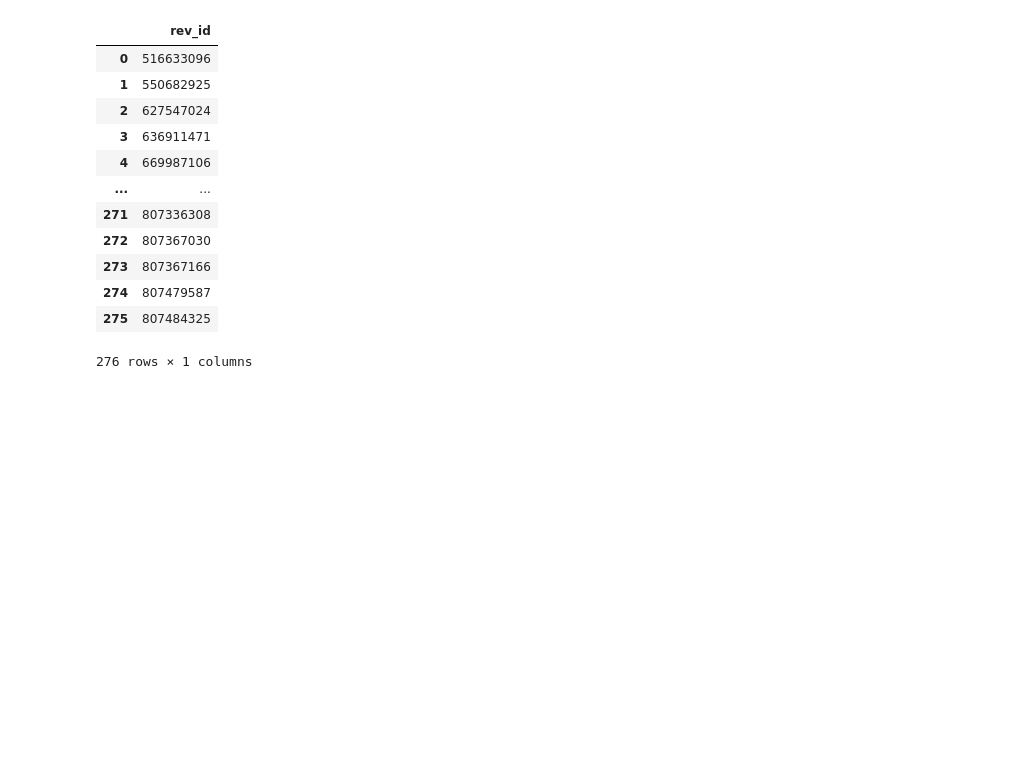
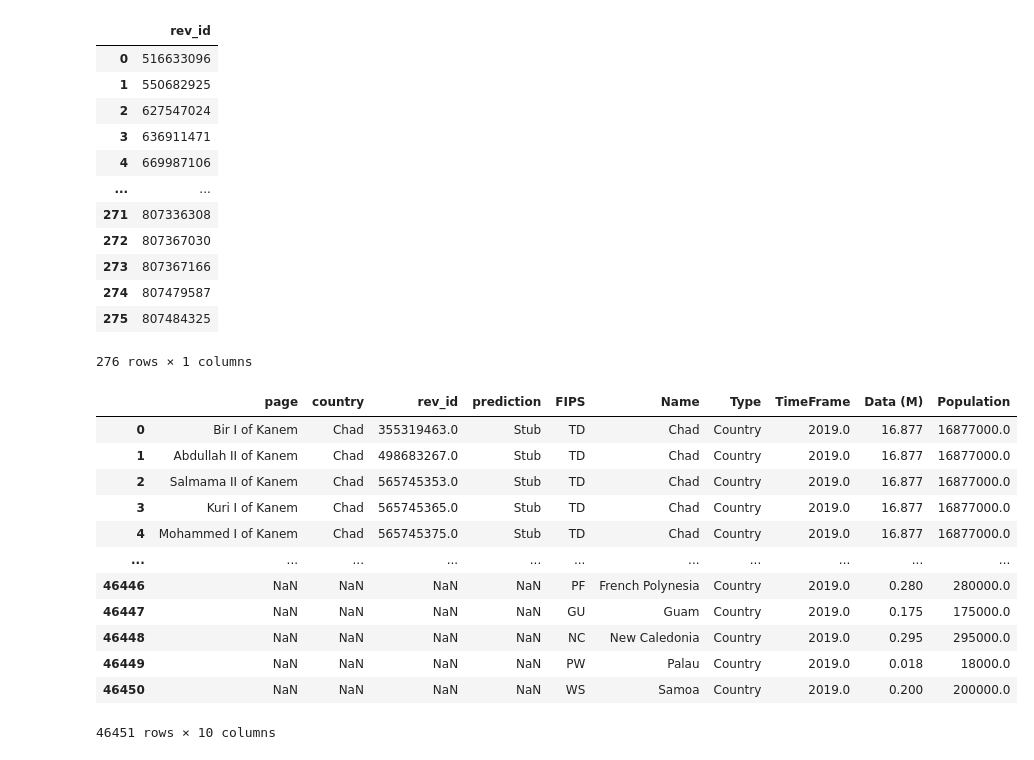
Before and after one commit to kevSweet/DATA512, a Jupyter notebook: data-512-a2/hcds-a2-bias.ipynb, the cells around one changed output. Drawn from its saved outputs; the diff is of its cells as text; code cells hidden in the pictures; blank space fills up the shorter version.

```diff
--- a/data-512-a2/hcds-a2-bias.ipynb
+++ b/data-512-a2/hcds-a2-bias.ipynb
@@ -161,0 +146,3 @@ scored
+# %%
+scored['rev_id'] = pd.to_numeric(scored['rev_id'])
+scored
@@ -177,3 +178,21 @@ not_scored
 276 rows × 1 columns
 # %%
 not_scored.to_csv('not_scored_log.csv')
+# %%
+merged = pd.merge(page, scored, on=['rev_id'], how='inner')
+merged = pd.merge(merged, country, left_on='country', right_on='Name', how='outer')
+merged
+# %% [output]
+|  | page | country | rev_id | prediction | FIPS | Name | Type | TimeFrame | Data (M) | Population |
+| 0 | Bir I of Kanem | Chad | 355319463.0 | Stub | TD | Chad | Country | 2019.0 | 16.877 | 16877000.0 |
+| 1 | Abdullah II of Kanem | Chad | 498683267.0 | Stub | TD | Chad | Country | 2019.0 | 16.877 | 16877000.0 |
+| 2 | Salmama II of Kanem | Chad | 565745353.0 | Stub | TD | Chad | Country | 2019.0 | 16.877 | 16877000.0 |
+| 3 | Kuri I of Kanem | Chad | 565745365.0 | Stub | TD | Chad | Country | 2019.0 | 16.877 | 16877000.0 |
+| 4 | Mohammed I of Kanem | Chad | 565745375.0 | Stub | TD | Chad | Country | 2019.0 | 16.877 | 16877000.0 |
+| ... | ... | ... | ... | ... | ... | ... | ... | ... | ... | ... |
+| 46446 | NaN | NaN | NaN | NaN | PF | French Polynesia | Country | 2019.0 | 0.280 | 280000.0 |
+| 46447 | NaN | NaN | NaN | NaN | GU | Guam | Country | 2019.0 | 0.175 | 175000.0 |
+| 46448 | NaN | NaN | NaN | NaN | NC | New Caledonia | Country | 2019.0 | 0.295 | 295000.0 |
+| 46449 | NaN | NaN | NaN | NaN | PW | Palau | Country | 2019.0 | 0.018 | 18000.0 |
+| 46450 | NaN | NaN | NaN | NaN | WS | Samoa | Country | 2019.0 | 0.200 | 200000.0 |
+46451 rows × 10 columns
```
Also changed, not shown: parts of 7 cells of this notebook, 2 other files.
